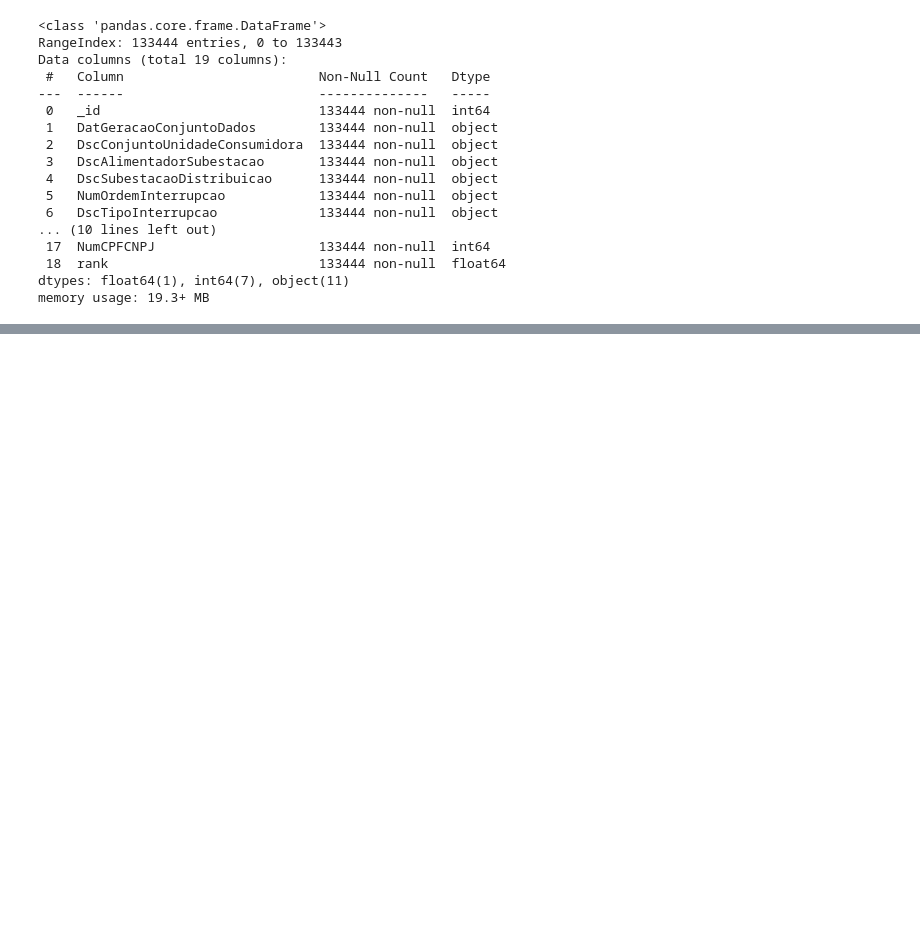
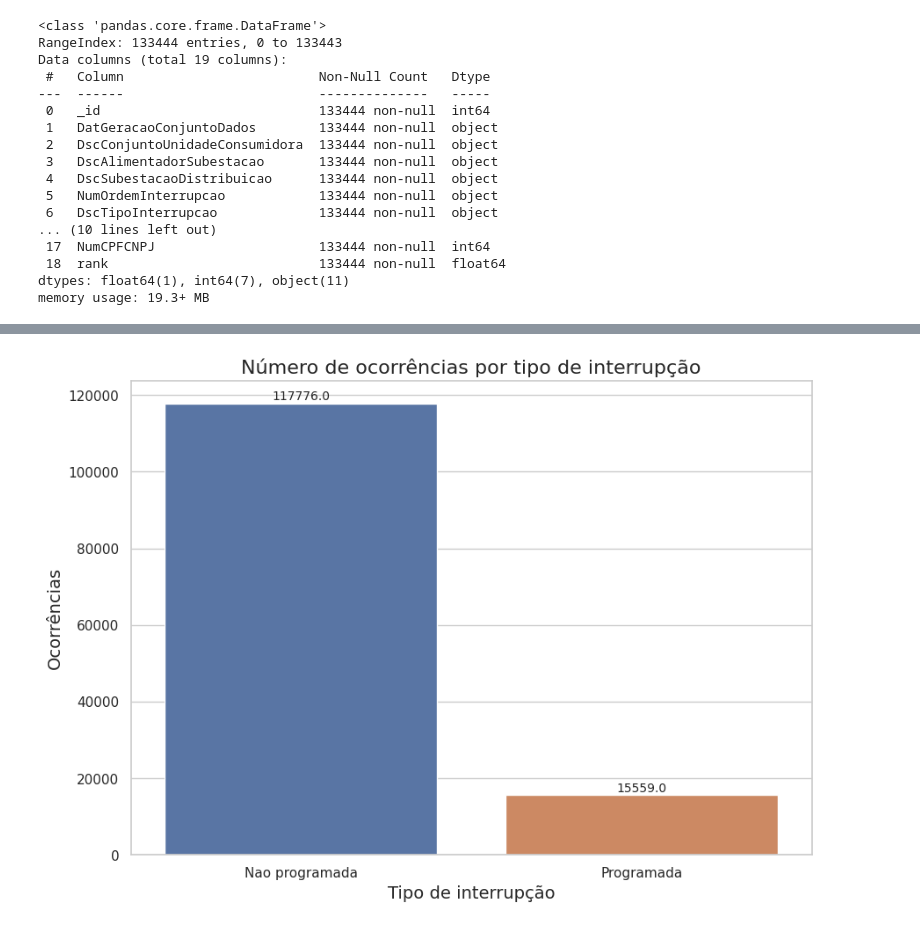
Before and after one commit to theHprogrammer-UFSCWORKS/ANEEL_REGRESSION, a Jupyter notebook: tf.ipynb, the cells around one changed output, grey strips where cells are left out. Saved outputs shown, nothing was run; the diff lists cells and outputs as text; code cells hidden in the pictures; blank space fills up the shorter version.

```diff
--- a/tf.ipynb
+++ b/tf.ipynb
@@ -189,0 +488,24 @@ memory usage: 19.3+ MB
+# %%
+# 2. Quantidade de ocorrências por tipo de interrupção
+# Descrição do por que fazer essa análise:
+
+# Criar um DataFrame com o número de ocorrências por tipo de interrupção
+df_tipo_interrupcao = df_analise.groupby('DscTipoInterrupcao')['DscTipoInterrupcao'].count().to_frame('Ocorrencias').reset_index()
+
+# Plotar o gráfico
+plt.figure(figsize=(10, 7))
+ax = sns.barplot(x="DscTipoInterrupcao", y="Ocorrencias", data=df_tipo_interrupcao)
+ax.set_title("Número de ocorrências por tipo de interrupção", fontsize=16)
+ax.set_xlabel("Tipo de interrupção", fontsize=14)
+ax.set_ylabel("Ocorrências", fontsize=14)
+for p in ax.patches:
+    ax.annotate(text = p.get_height(),
+                xy = (p.get_x() + p.get_width() / 2, p.get_height()),
+                ha='center',
+                va='center',
+                size=10,
+                xytext=(0, 6),
+                textcoords='offset points')
+plt.show()
+# %% [output]
+[figure, added]
```
Also changed, not shown: parts of 40 cells of this notebook.
